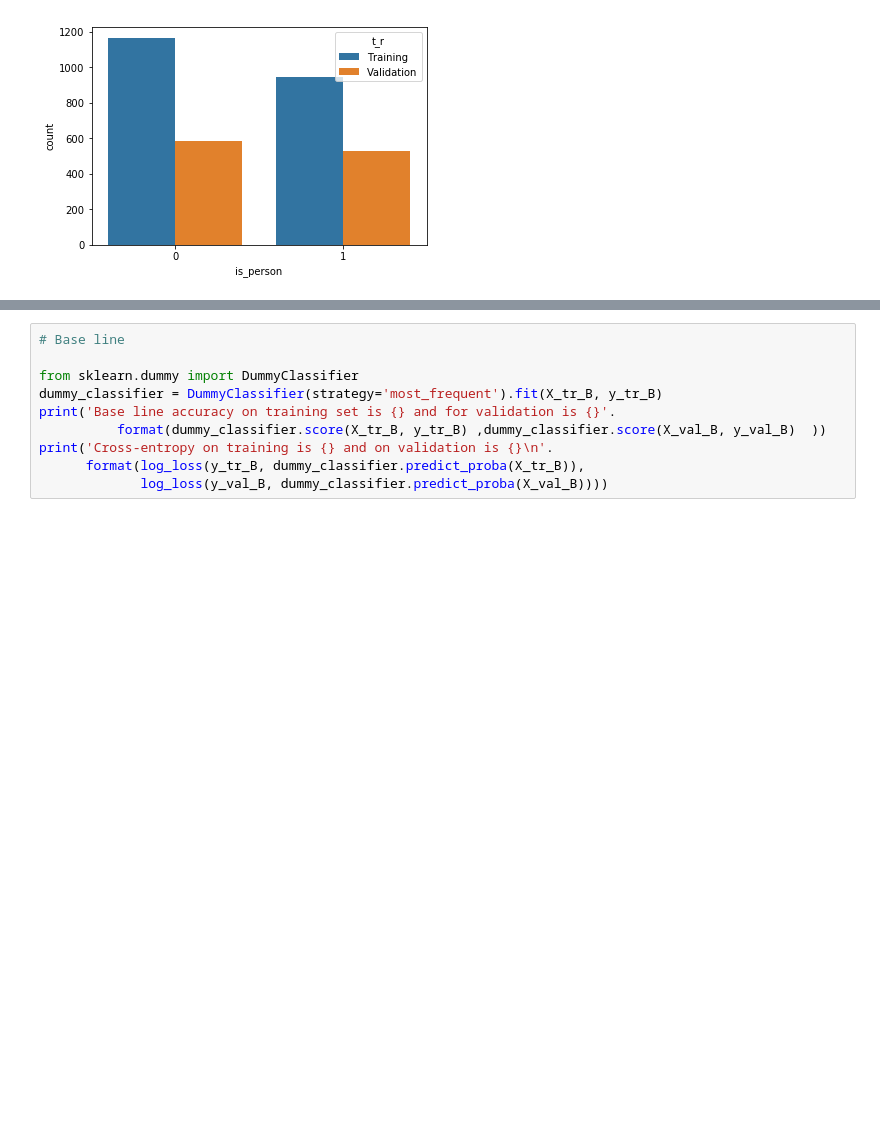
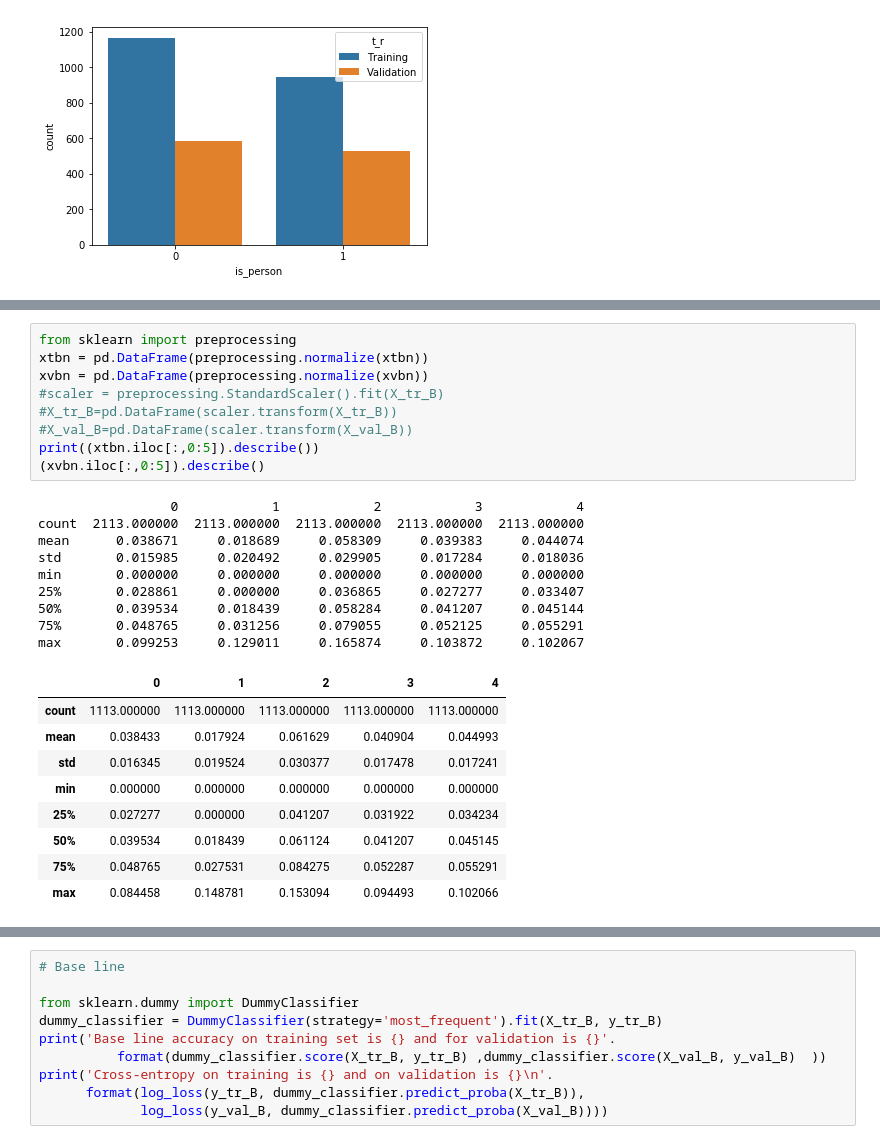
Before and after one commit to ShootingSpace/Machine-learning-practical-with-scikit-learn, a Jupyter notebook: 07_Assignment_3.ipynb, the cells around one changed output, grey strips where cells are left out. Cells and saved outputs as stored; diff of their text form; blank space fills up the shorter version.

```diff
--- a/07_Assignment_3.ipynb
+++ b/07_Assignment_3.ipynb
@@ -1311,0 +1344,28 @@ train_B.describe()
+# %%
+from sklearn import preprocessing
+xtbn = pd.DataFrame(preprocessing.normalize(xtbn))
+xvbn = pd.DataFrame(preprocessing.normalize(xvbn))
+#scaler = preprocessing.StandardScaler().fit(X_tr_B)
+#X_tr_B=pd.DataFrame(scaler.transform(X_tr_B))
+#X_val_B=pd.DataFrame(scaler.transform(X_val_B))
+print((xtbn.iloc[:,0:5]).describe())
+(xvbn.iloc[:,0:5]).describe()
+# %% [output]
+                 0            1            2            3            4
+count  2113.000000  2113.000000  2113.000000  2113.000000  2113.000000
+mean      0.038671     0.018689     0.058309     0.039383     0.044074
+std       0.015985     0.020492     0.029905     0.017284     0.018036
+min       0.000000     0.000000     0.000000     0.000000     0.000000
+25%       0.028861     0.000000     0.036865     0.027277     0.033407
+50%       0.039534     0.018439     0.058284     0.041207     0.045144
+75%       0.048765     0.031256     0.079055     0.052125     0.055291
+max       0.099253     0.129011     0.165874     0.103872     0.102067
+|  | 0 | 1 | 2 | 3 | 4 |
+| count | 1113.000000 | 1113.000000 | 1113.000000 | 1113.000000 | 1113.000000 |
+| mean | 0.038433 | 0.017924 | 0.061629 | 0.040904 | 0.044993 |
+| std | 0.016345 | 0.019524 | 0.030377 | 0.017478 | 0.017241 |
+| min | 0.000000 | 0.000000 | 0.000000 | 0.000000 | 0.000000 |
+| 25% | 0.027277 | 0.000000 | 0.041207 | 0.031922 | 0.034234 |
+| 50% | 0.039534 | 0.018439 | 0.061124 | 0.041207 | 0.045145 |
+| 75% | 0.048765 | 0.027531 | 0.084275 | 0.052287 | 0.055291 |
+| max | 0.084458 | 0.148781 | 0.153094 | 0.094493 | 0.102066 |
```
Also changed, not shown: parts of 8 cells of this notebook, 2 other files.
